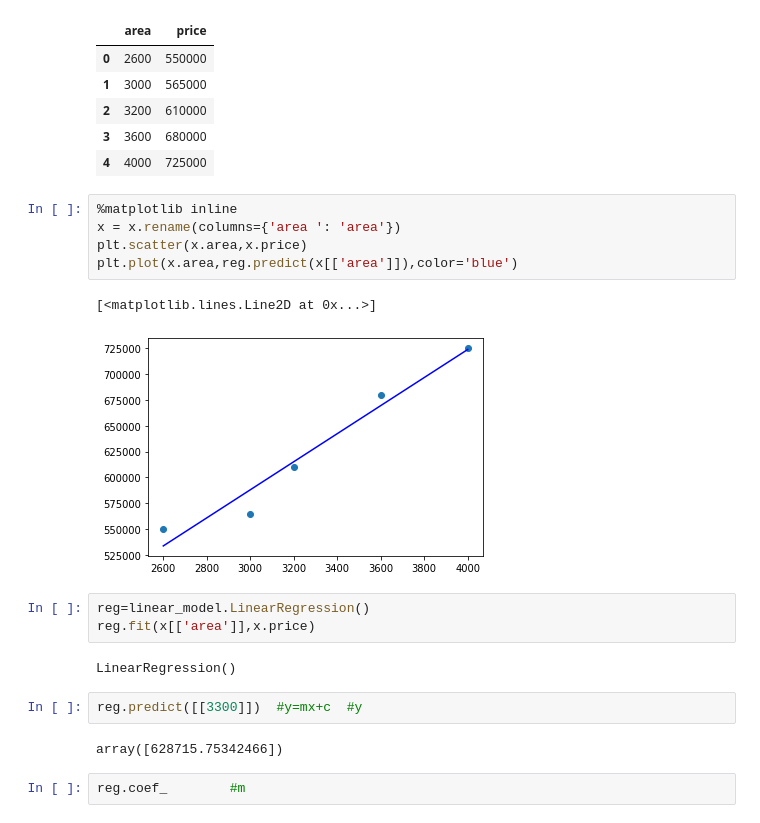
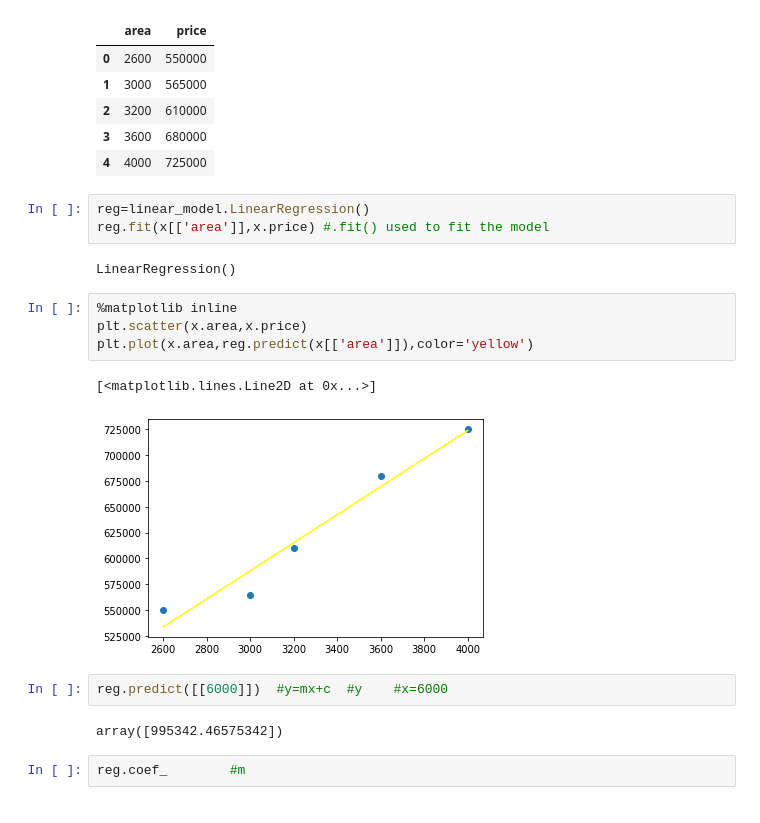
Before and after one commit to Thota-naga-venkata-pramod/Regression, a Jupyter notebook: simple_linear2.ipynb, the cells around one changed output. Saved outputs shown, nothing was run; the diff lists cells and outputs as text.

```diff
--- a/simple_linear2.ipynb
+++ b/simple_linear2.ipynb
@@ -16,23 +16,22 @@ x
 | 2 | 3200 | 610000 |
 | 3 | 3600 | 680000 |
 | 4 | 4000 | 725000 |
+# %%
+reg=linear_model.LinearRegression()
+reg.fit(x[['area']],x.price) #.fit() used to fit the model
+# %% [output]
+LinearRegression()
 # %%
 %matplotlib inline
-x = x.rename(columns={'area ': 'area'})
 plt.scatter(x.area,x.price)
-plt.plot(x.area,reg.predict(x[['area']]),color='blue')
+plt.plot(x.area,reg.predict(x[['area']]),color='yellow')
 # %% [output]
 [<matplotlib.lines.Line2D at 0x...>]
-[figure, old version]
+[figure, new version]
-# %%
-reg=linear_model.LinearRegression()
-reg.fit(x[['area']],x.price)
-# %% [output]
-LinearRegression()
 # %%
-reg.predict([[3300]])  #y=mx+c  #y
+reg.predict([[6000]])  #y=mx+c  #y    #x=6000
 # %% [output]
-array([628715.75342466])
+array([995342.46575342])
 # %%
 reg.coef_        #m
 # %% [output]
```
Also changed, not shown: parts of 6 cells of this notebook.
